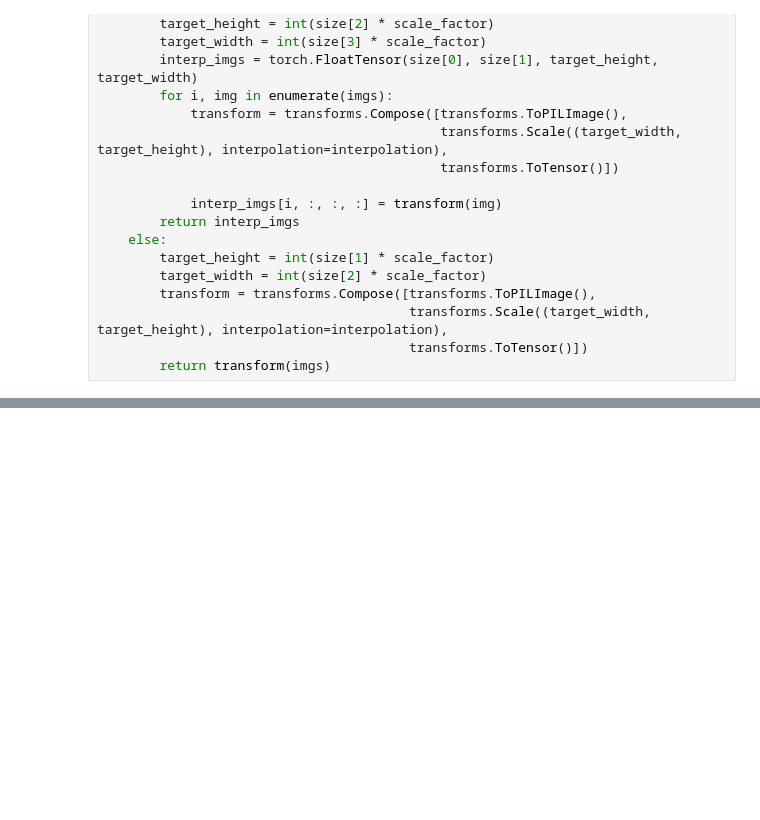
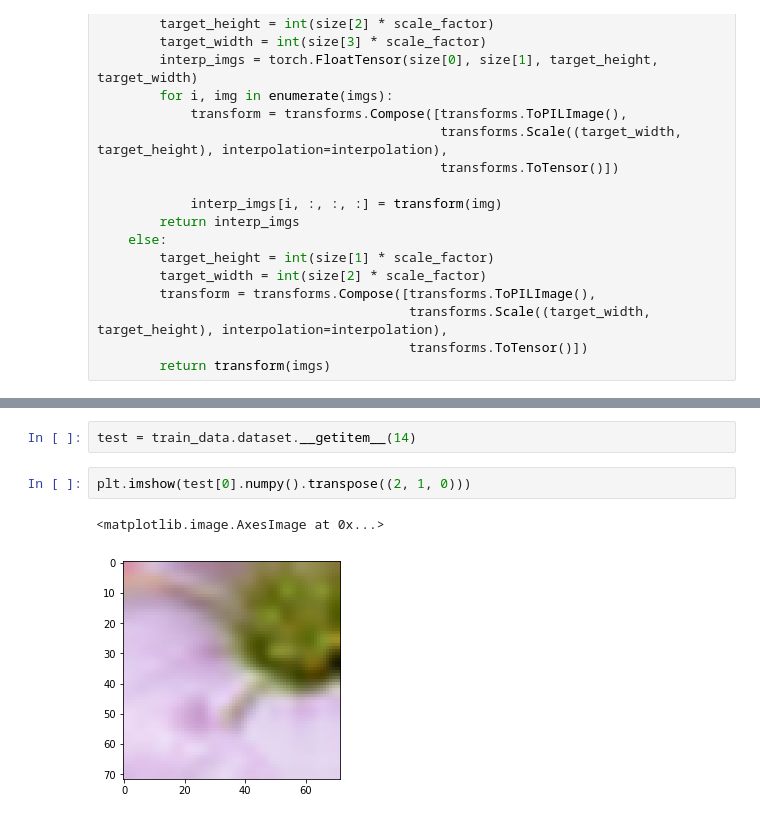
Before and after one commit to FYLSunghwan/VDSR-pytorch, a Jupyter notebook: Train.ipynb, the cells around one changed output, grey strips where cells are left out. Drawn from its saved outputs; the diff is of its cells as text; blank space fills up the shorter version.

```diff
--- a/Train.ipynb
+++ b/Train.ipynb
@@ -207,0 +230,7 @@ PSNR(bef, aft)
+# %%
+test = train_data.dataset.__getitem__(14)
+# %%
+plt.imshow(test[0].numpy().transpose((2, 1, 0)))
+# %% [output]
+<matplotlib.image.AxesImage at 0x...>
+[figure, added]
```
Also changed, not shown: parts of 11 cells of this notebook, 3 other files.
